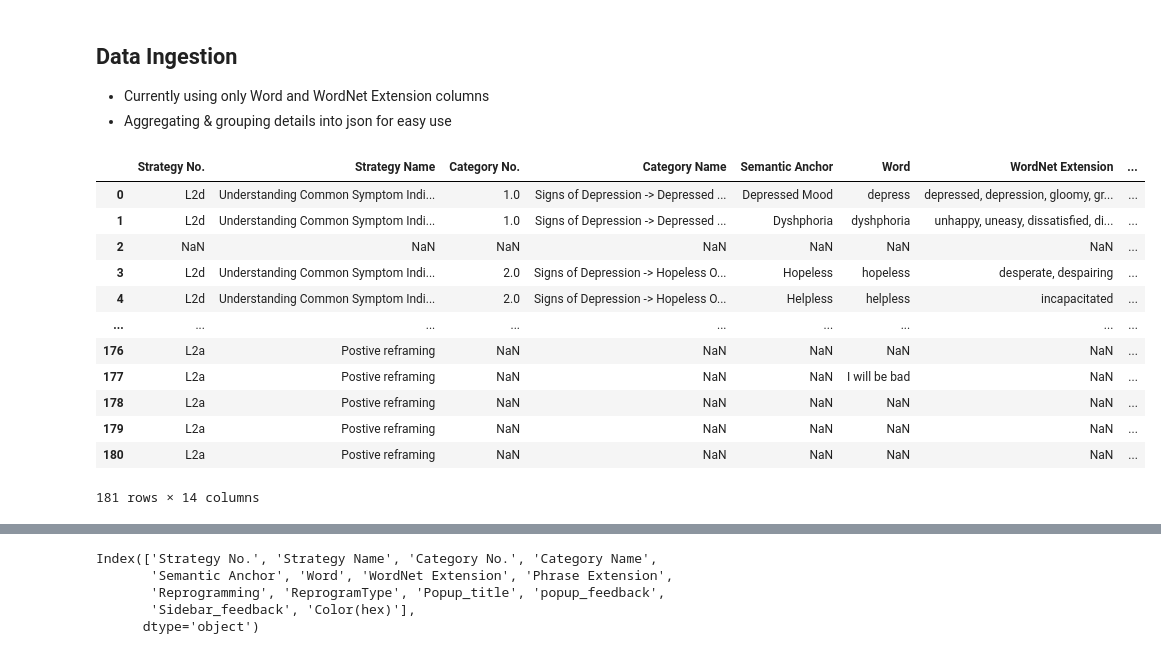
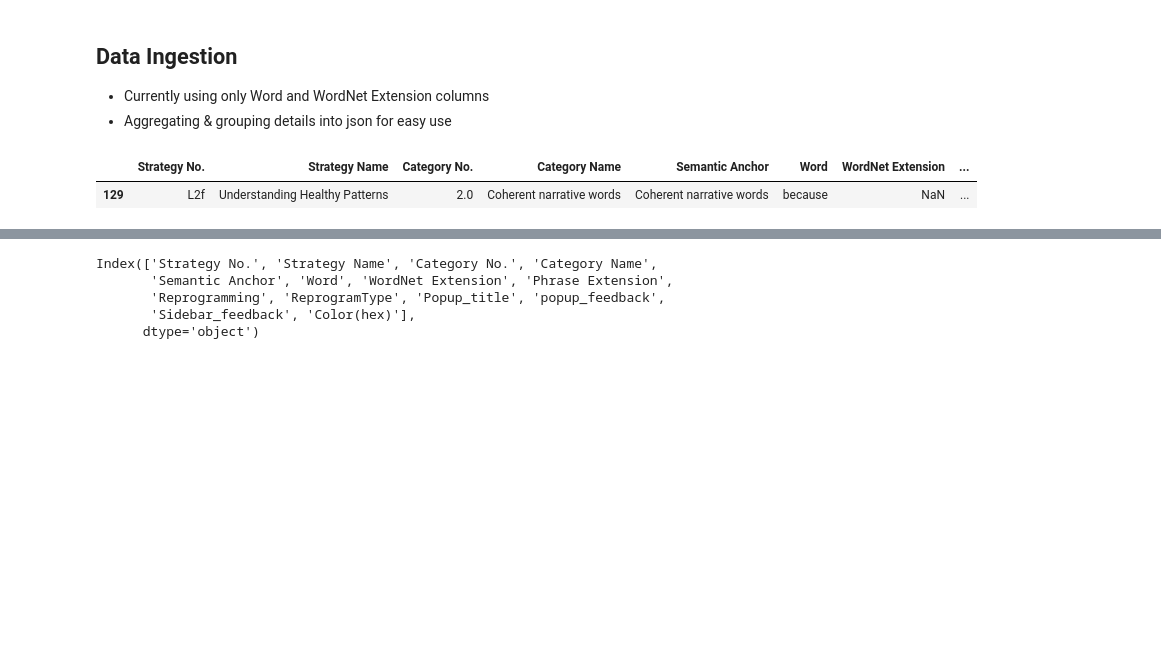
Before and after one commit to ucla-hci/journal, a Jupyter notebook: dict/data_ingestion.ipynb, the cells around one changed output, grey strips where cells are left out. Cells and saved outputs as stored; diff of their text form; code cells hidden in the pictures; blank space fills up the shorter version.

```diff
--- a/dict/data_ingestion.ipynb
+++ b/dict/data_ingestion.ipynb
@@ -8,23 +8,12 @@ import pandas as pd
 import json
 import numpy as np
 # %%
-df = pd.read_csv('dict4dataset_06_22_22.csv')
+df = pd.read_csv('dict4dataset_06_23_22.csv')
 # %%
-df
+df[df['Word']=='because']
 # %% [output]
 |  | Strategy No. | Strategy Name | Category No. | Category Name | Semantic Anchor | Word | WordNet Extension | ... |
-| 0 | L2d | Understanding Common Symptom Indi... | 1.0 | Signs of Depression -> Depressed ... | Depressed Mood | depress | depressed, depression, gloomy, gr... | ... |
-| 1 | L2d | Understanding Common Symptom Indi... | 1.0 | Signs of Depression -> Depressed ... | Dyshphoria | dyshphoria | unhappy, uneasy, dissatisfied, di... | ... |
-| 2 | NaN | NaN | NaN | NaN | NaN | NaN | NaN | ... |
-| 3 | L2d | Understanding Common Symptom Indi... | 2.0 | Signs of Depression -> Hopeless O... | Hopeless | hopeless | desperate, despairing | ... |
-| 4 | L2d | Understanding Common Symptom Indi... | 2.0 | Signs of Depression -> Hopeless O... | Helpless | helpless | incapacitated | ... |
-| ... | ... | ... | ... | ... | ... | ... | ... | ... |
-| 176 | L2a | Postive reframing | NaN | NaN | NaN | NaN | NaN | ... |
-| 177 | L2a | Postive reframing | NaN | NaN | NaN | I will be bad | NaN | ... |
-| 178 | L2a | Postive reframing | NaN | NaN | NaN | NaN | NaN | ... |
-| 179 | L2a | Postive reframing | NaN | NaN | NaN | NaN | NaN | ... |
-| 180 | L2a | Postive reframing | NaN | NaN | NaN | NaN | NaN | ... |
+| 129 | L2f | Understanding Healthy Patterns | 2.0 | Coherent narrative words | Coherent narrative words | because | NaN | ... |
-181 rows × 14 columns
 # %%
 df_clean = df.dropna(subset=['Strategy No.'])
 df_clean = df_clean[df_clean['Strategy No.'].str.contains('L2')]
```
Also changed, not shown: parts of 7 cells of this notebook, 2 other files.
